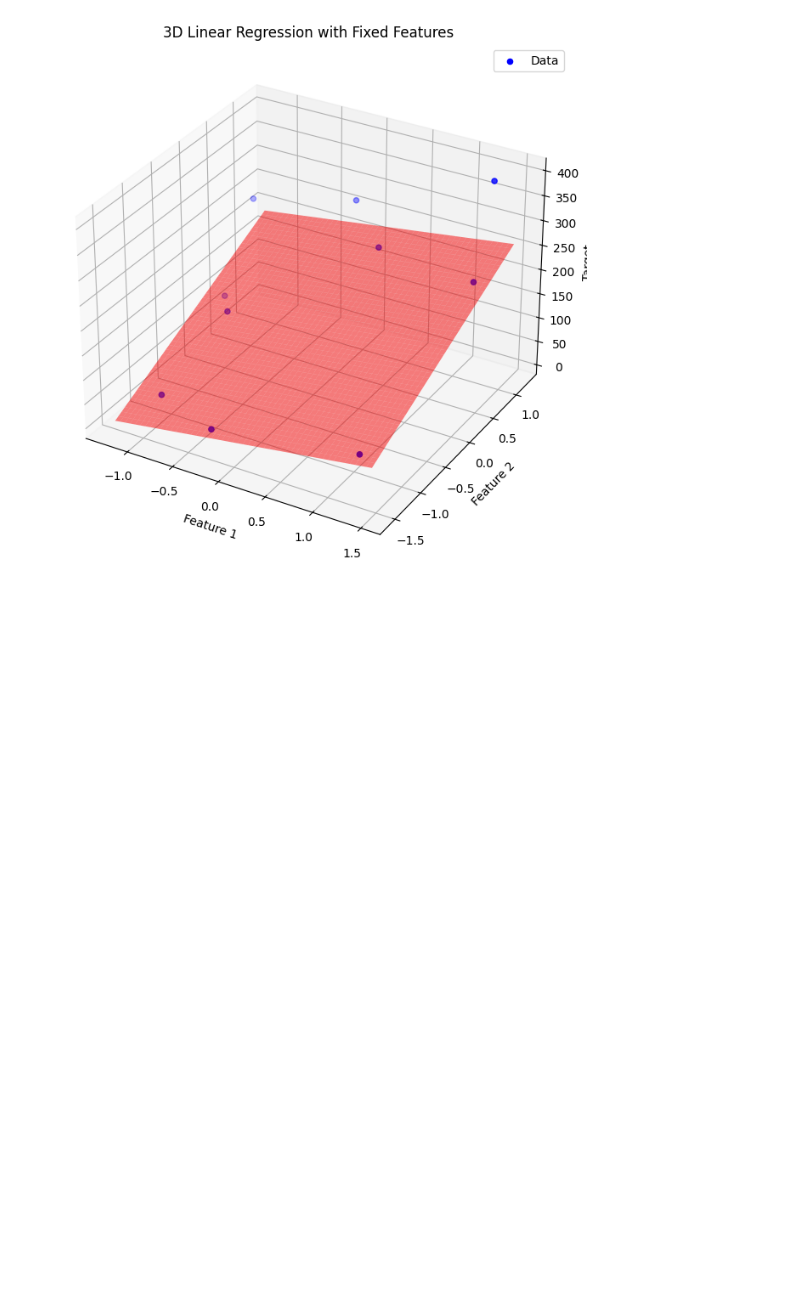
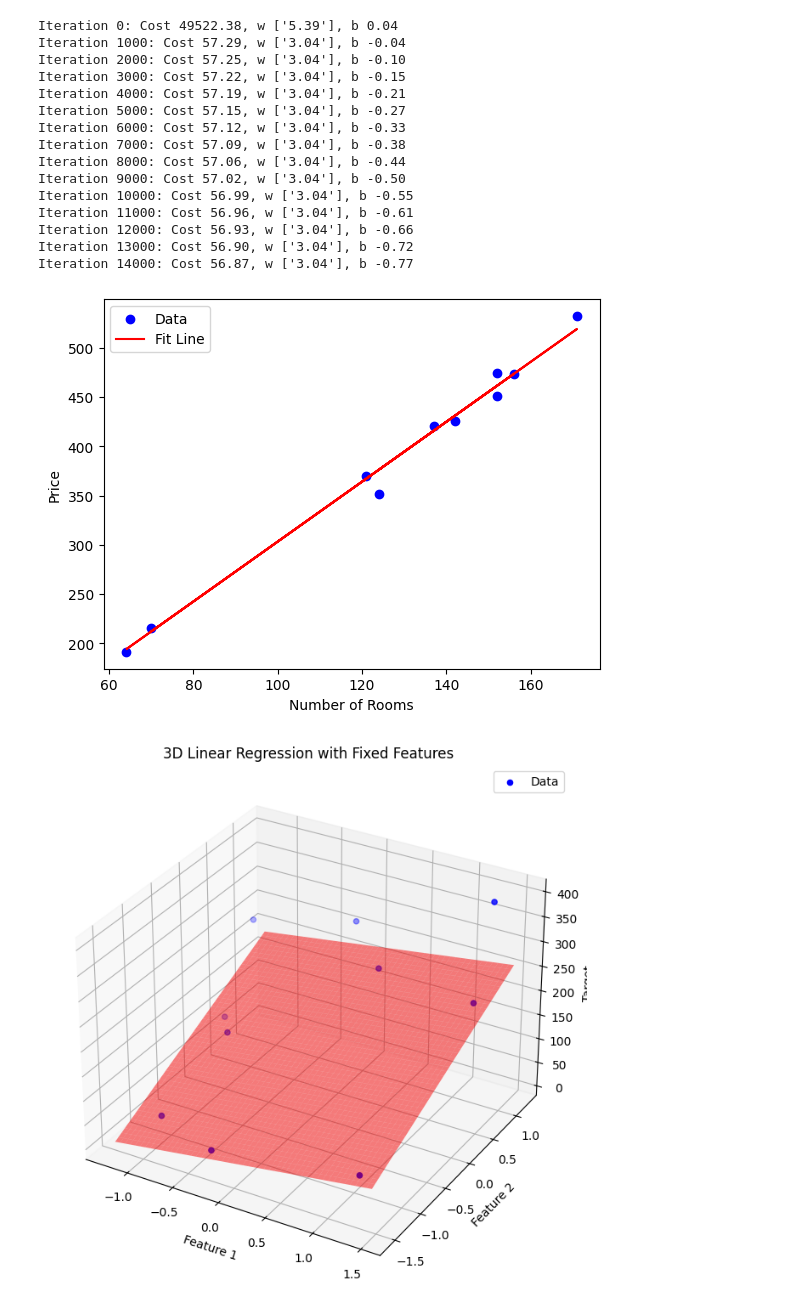
Before and after one commit to Czbrt/ai_learning, a Jupyter notebook: house_sale_prediction.ipynb, the cells around one changed output. Saved outputs shown, nothing was run; the diff lists cells and outputs as text; code cells hidden in the pictures; blank space fills up the shorter version.

```diff
--- a/house_sale_prediction.ipynb
+++ b/house_sale_prediction.ipynb
@@ -16,7 +16,7 @@ data = np.array([
 ])
 
 # 特征和标签
-features = data[:, 0]  # 房间数量
+features = data[:, 0].reshape(-1, 1)  # 房间数量
 target = data[:, 1]  # 房价
 # %%
 multi_features = np.array([[37.45, 95.07, 73.20, 59.87],
@@ -83,21 +83,10 @@ def gradient_descent(x, y, w, b, lr, ni):
         # 输出调试信息
         if iteration % 1000 == 0:
             c = compute_cost(x, y, w, b)
-            print(f"Iteration {iteration}: Cost {c:.2f}, "
-                  f"w {[f'{val:.2f}' for val in w]}, b {b:.2f}")
+            print(f"Iteration {iteration}: Cost {c:.2f}, "f"w {[f'{val:.2f}' for val in w]}, b {b:.2f}")
 
     return w, b, c_history
 
 # 超参数
 learning_rate = 0.0001
 num_iterations = 15000
-
-# 执行梯度下降
-weight, bias, cost_history = gradient_descent(multi_features, multi_target, weight, bias, learning_rate, num_iterations)
-print(f"Optimized weights: {np.array2string(weight,
-                                            formatter={'float_kind':lambda x: f'{x:.2f}'})}")
-print(f"Optimized b: {bias:.2f}")
-
-# 计算优化后的成本
-optimized_cost = compute_cost(multi_features, multi_target, weight, bias)
-print(f"Optimized cost: {optimized_cost:.2f}")
@@ -104,16 +103,37 @@ print(f"Optimized cost: {optimized_cost:.2f}")
 # %%
 import matplotlib.pyplot as plt
 # %%
+weight = np.zeros(features.shape[1])
+bias = 0.0
+weight_single, bias_single, _ = gradient_descent(features, target, weight, bias, learning_rate, num_iterations)
+
 # 绘制数据点
 plt.scatter(features, target, color='blue', label='Data')
 
 # 绘制拟合线
-plt.plot(features, weight * features + bias, color='red', label='Fit Line')
+plt.plot(features, weight_single * features + bias_single, color='red', label='Fit Line')
 
 plt.xlabel('Number of Rooms')
 plt.ylabel('Price')
 plt.legend()
 plt.show()
+# %% [output]
+Iteration 0: Cost 49522.38, w ['5.39'], b 0.04
+Iteration 1000: Cost 57.29, w ['3.04'], b -0.04
+Iteration 2000: Cost 57.25, w ['3.04'], b -0.10
+Iteration 3000: Cost 57.22, w ['3.04'], b -0.15
+Iteration 4000: Cost 57.19, w ['3.04'], b -0.21
+Iteration 5000: Cost 57.15, w ['3.04'], b -0.27
+Iteration 6000: Cost 57.12, w ['3.04'], b -0.33
+Iteration 7000: Cost 57.09, w ['3.04'], b -0.38
+Iteration 8000: Cost 57.06, w ['3.04'], b -0.44
+Iteration 9000: Cost 57.02, w ['3.04'], b -0.50
+Iteration 10000: Cost 56.99, w ['3.04'], b -0.55
+Iteration 11000: Cost 56.96, w ['3.04'], b -0.61
+Iteration 12000: Cost 56.93, w ['3.04'], b -0.66
+Iteration 13000: Cost 56.90, w ['3.04'], b -0.72
+Iteration 14000: Cost 56.87, w ['3.04'], b -0.77
+[figure, added]
 # %%
 # 提取前两个特征
 x1 = multi_features[:, 0]
```
Also changed, not shown: parts of 1 cell of this notebook.
